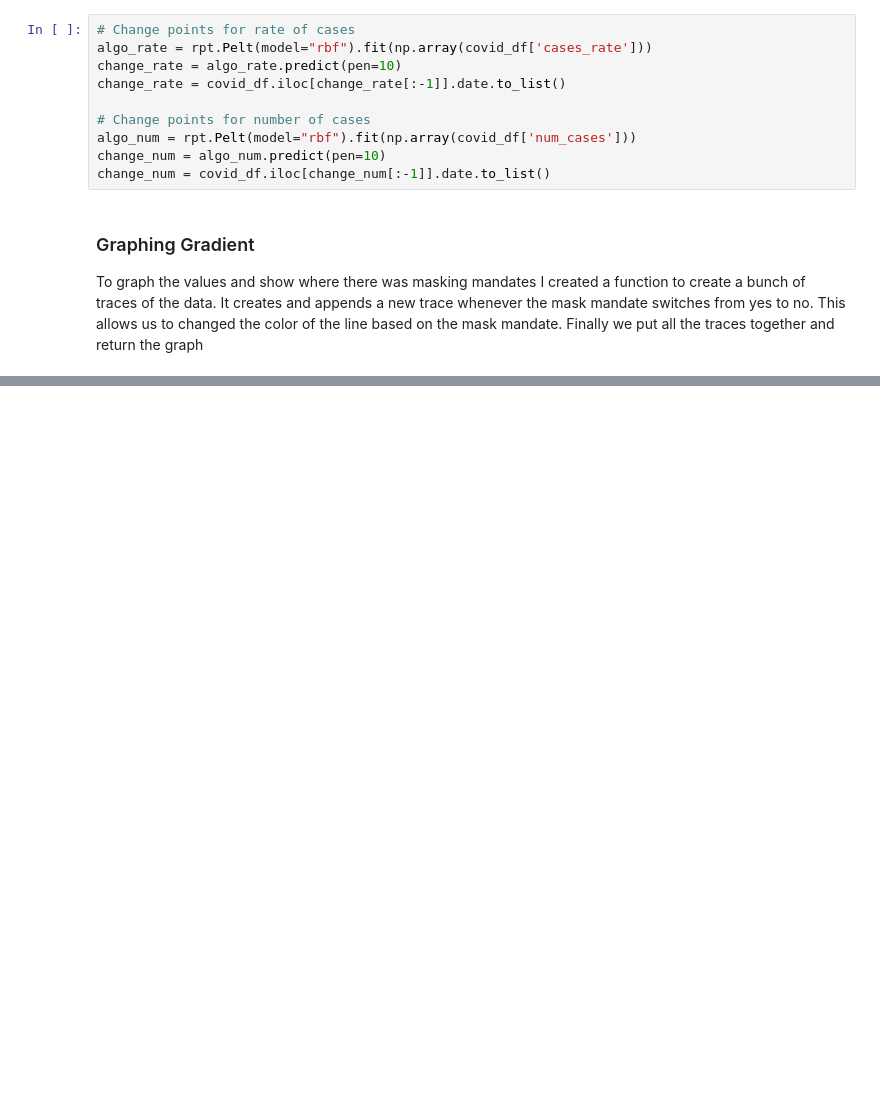
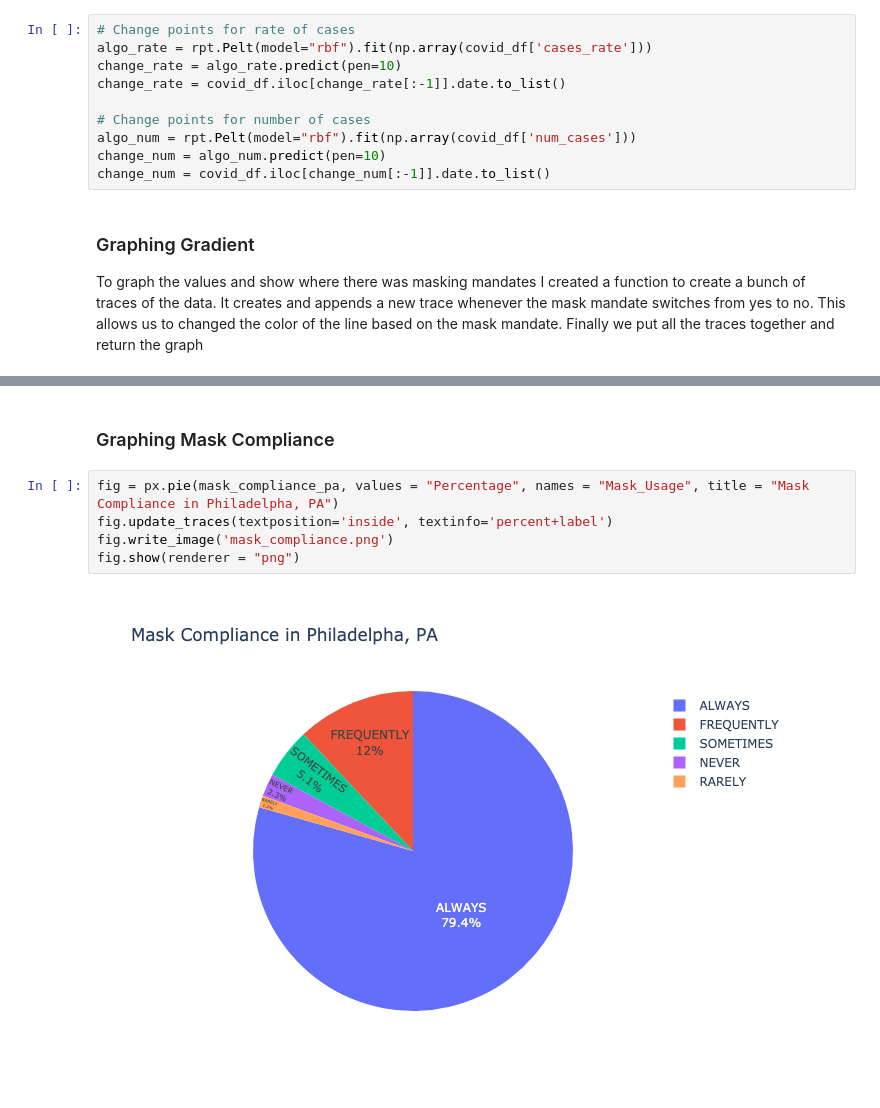
Before and after one commit to tejukandula9/data-512-project_part1, a Jupyter notebook: DATA512 Project Part 1.ipynb, the cells around one changed output, grey strips where cells are left out. Saved outputs shown, nothing was run; the diff lists cells and outputs as text; blank space fills up the shorter version.

```diff
--- a/DATA512 Project Part 1.ipynb
+++ b/DATA512 Project Part 1.ipynb
@@ -200,3 +222,12 @@ fig = plot_graph_by_mandate('num_cases', covid_df, 'Covid Cases Over Time', chan
 fig.show(renderer = "png")
 # %% [output]
 [figure]
+# %% [markdown]
+### Graphing Mask Compliance
+# %%
+fig = px.pie(mask_compliance_pa, values = "Percentage", names = "Mask_Usage", title = "Mask Compliance in Philadelpha, PA")
+fig.update_traces(textposition='inside', textinfo='percent+label')
+fig.write_image('mask_compliance.png')
+fig.show(renderer = "png")
+# %% [output]
+[figure, added]
```
Also changed, not shown: parts of 10 cells of this notebook, 2 other files.
